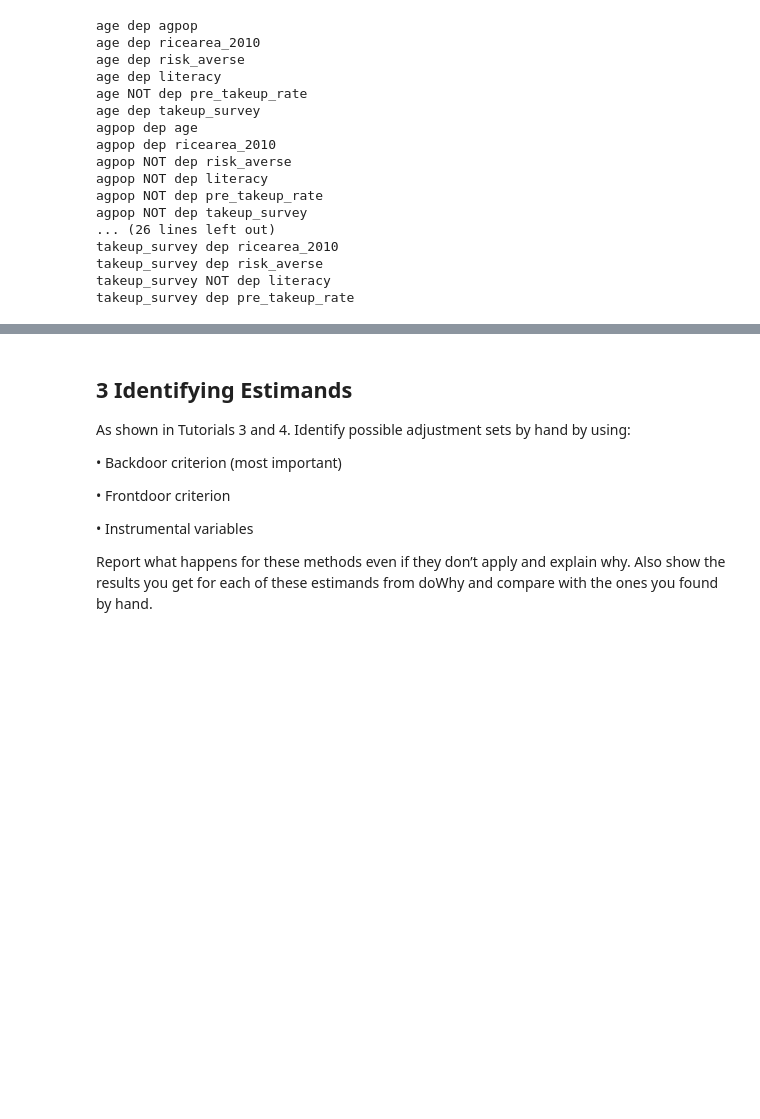
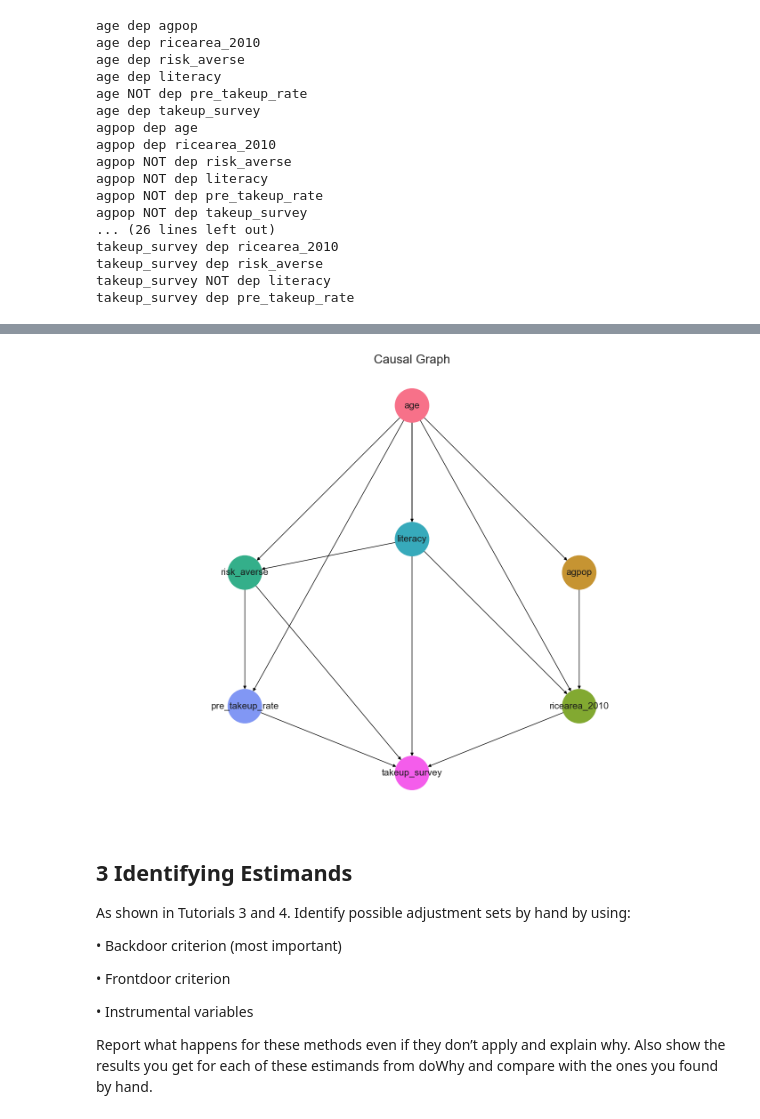
Before and after one commit to Dawlau/castle-doctrine-causality, a Jupyter notebook: causal-estimation.ipynb, the cells around one changed output, grey strips where cells are left out. Saved outputs shown, nothing was run; the diff lists cells and outputs as text; code cells hidden in the pictures; blank space fills up the shorter version.

```diff
--- a/causal-estimation.ipynb
+++ b/causal-estimation.ipynb
@@ -706,3 +742,57 @@ nx.write_gml(G, "estimated_social_insurance_graph.gml")
+# %%
+# Convert the above graph into networkx
+import networkx as nx
+# Create a new directed graph
+G = nx.DiGraph()
+G.add_nodes_from(control_variables + dependent_variables)
+
+# Adding edges based on the provided image
+edges = [
+    ("age", "takeup_survey"),
+    ("age", "ricearea_2010"),
+    ("age", "agpop"),
+    ("age", "literacy"),
+    ("age", "risk_averse"),
+    ("age", "pre_takeup_rate"),
+
+    ("agpop", "ricearea_2010"),
+
+    ("ricearea_2010", "takeup_survey"),
+
+    ("literacy", "ricearea_2010"),
+    ("literacy", "risk_averse"),
+
+    ("risk_averse", "pre_takeup_rate"),
+    ("risk_averse", "takeup_survey"),
+
+    ("pre_takeup_rate", "takeup_survey")
+]
+
+G.add_edges_from(edges)
+
+pos = {
+    "age": (1, 2),
+    "agpop": (2, 1),
+    "ricearea_2010": (2, 0.2),
+    "risk_averse": (0, 1),
+    "literacy": (1, 1.2),
+    "pre_takeup_rate": (0.0, 0.2),
+    "takeup_survey": (1, -0.2)
+}
+
+rocket_palette = sns.color_palette("husl", 7)
+
+# Drawing the graph
+plt.figure(figsize=(14, 10))
+nx.draw(G, pos, with_labels=True, node_color=rocket_palette, node_size=3000, edge_color='black', arrows=True, linewidths=1, font_size=15)
+plt.title("Causal Graph", size=20)
+plt.axis('equal')  # Ensuring the scaling is equal to make the graph more spacious
+plt.show()
+
+
+nx.write_gml(G, "estimated_social_insurance_graph.gml")
+# %% [output]
+[figure, added]
 # %% [markdown]
 ## 3 Identifying Estimands
 
```
Also changed, not shown: parts of 25 cells of this notebook, 12 other files.
